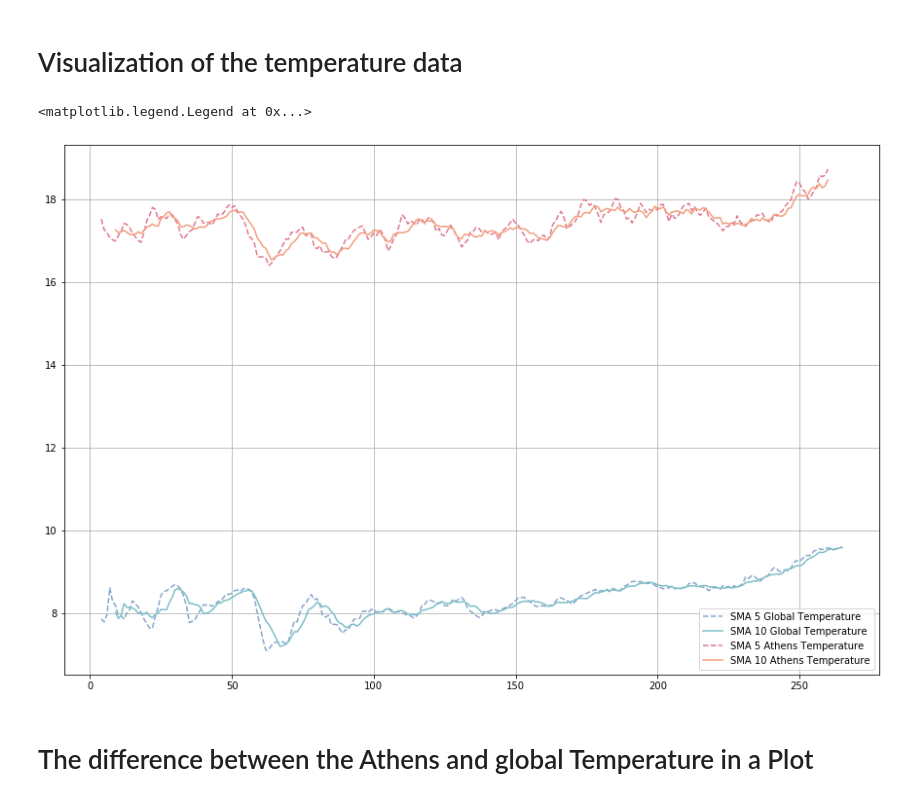
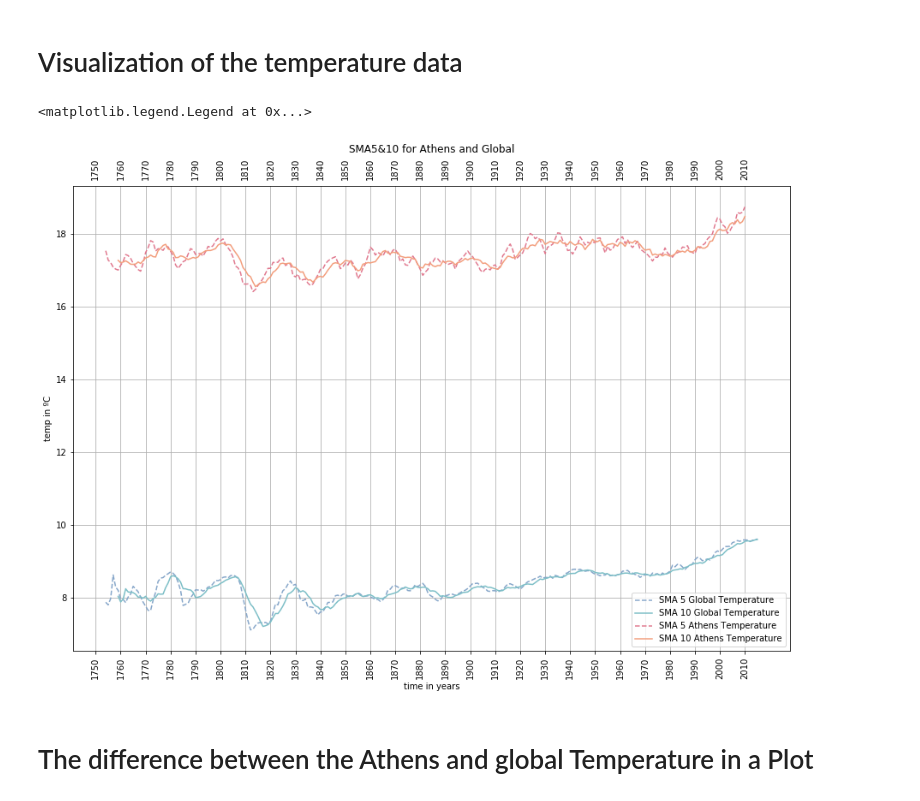
Before and after one commit to universalamateur/Udacity_Data_Analyst_Nanodegree, a Jupyter notebook: Exploring Weather Trends - Project/Exploring Weather Trends - Athens, GR compared to global.ipynb, the cells around one changed output. Saved outputs shown, nothing was run; the diff lists cells and outputs as text; code cells hidden in the pictures.

```diff
--- a/Exploring Weather Trends - Project/Exploring Weather Trends - Athens, GR compared to global.ipynb
+++ b/Exploring Weather Trends - Project/Exploring Weather Trends - Athens, GR compared to global.ipynb
@@ -190,13 +215,17 @@ tempDataGlobal.head(10)
 # %%
 plt.figure(figsize=[15,10])
 plt.grid(True)
+plt.xlabel("time in years")
+plt.ylabel("temp in ºC")
+plt.title("SMA5&10 for Athens and Global")
+plt.xticks((tempDataGlobal.index.tolist()[::10]), (tempDataGlobal['year'].tolist()[::10]), rotation=90, visible=True)
 plt.plot(tempDataGlobal['avg_temp_global_SMA_5'],label='SMA 5 Global Temperature', linestyle='dashed', color='#87a7ca')
 plt.plot(tempDataGlobal['avg_temp_global_SMA_10'],label='SMA 10 Global Temperature', color='#7dbfc7')
 plt.plot(tempDataAtehns['avg_temp_Athens_SMA_5'],label='SMA 5 Athens Temperature', linestyle='dashed', color='#e1798f')
 plt.plot(tempDataAtehns['avg_temp_Athens_SMA_10'],label='SMA 10 Athens Temperature', color='#f39e7d')
 plt.legend(loc=0)
 # %% [output]
 <matplotlib.legend.Legend at 0x...>
-[figure, old version]
+[figure, new version]
 # %% [markdown]
 # The difference between the Athens and global Temperature in a Plot
```
Also changed, not shown: parts of 8 cells of this notebook, 6 other files.
